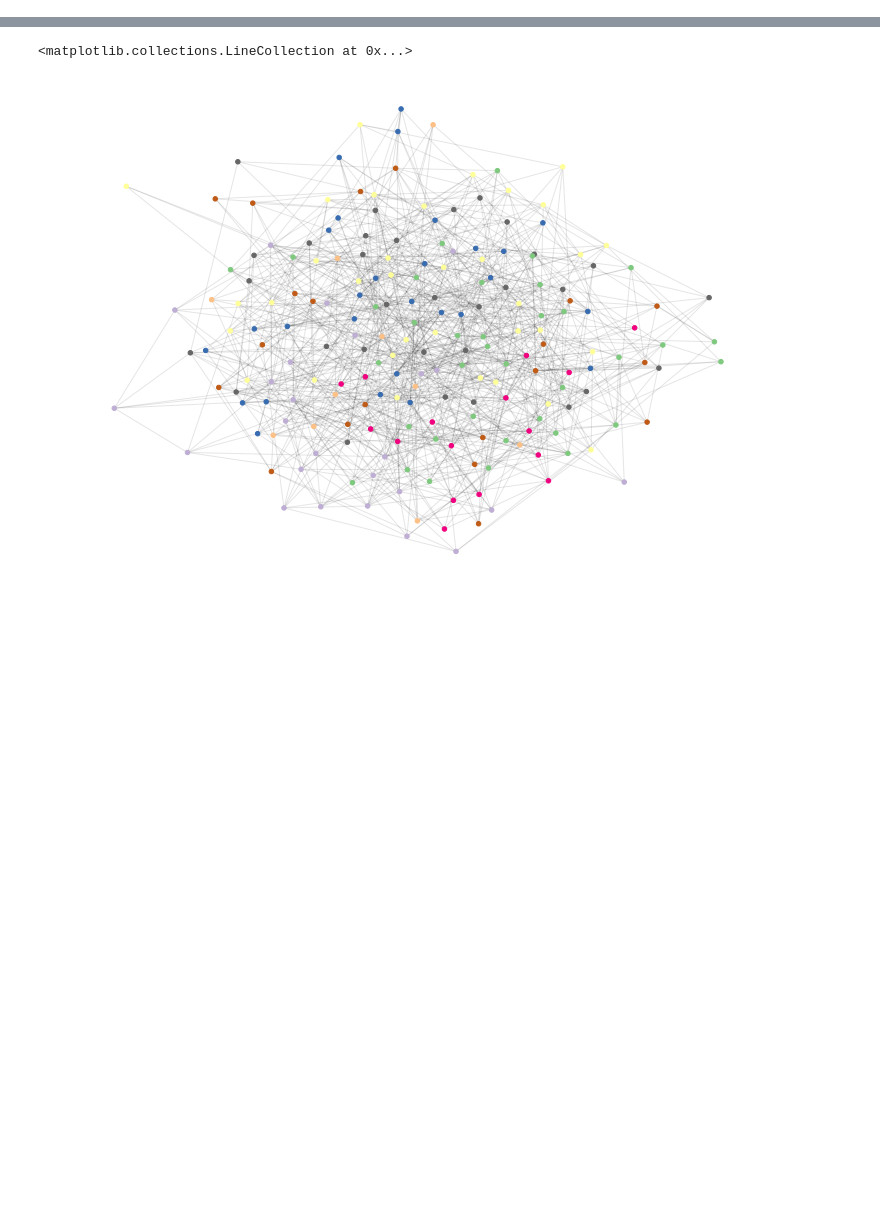
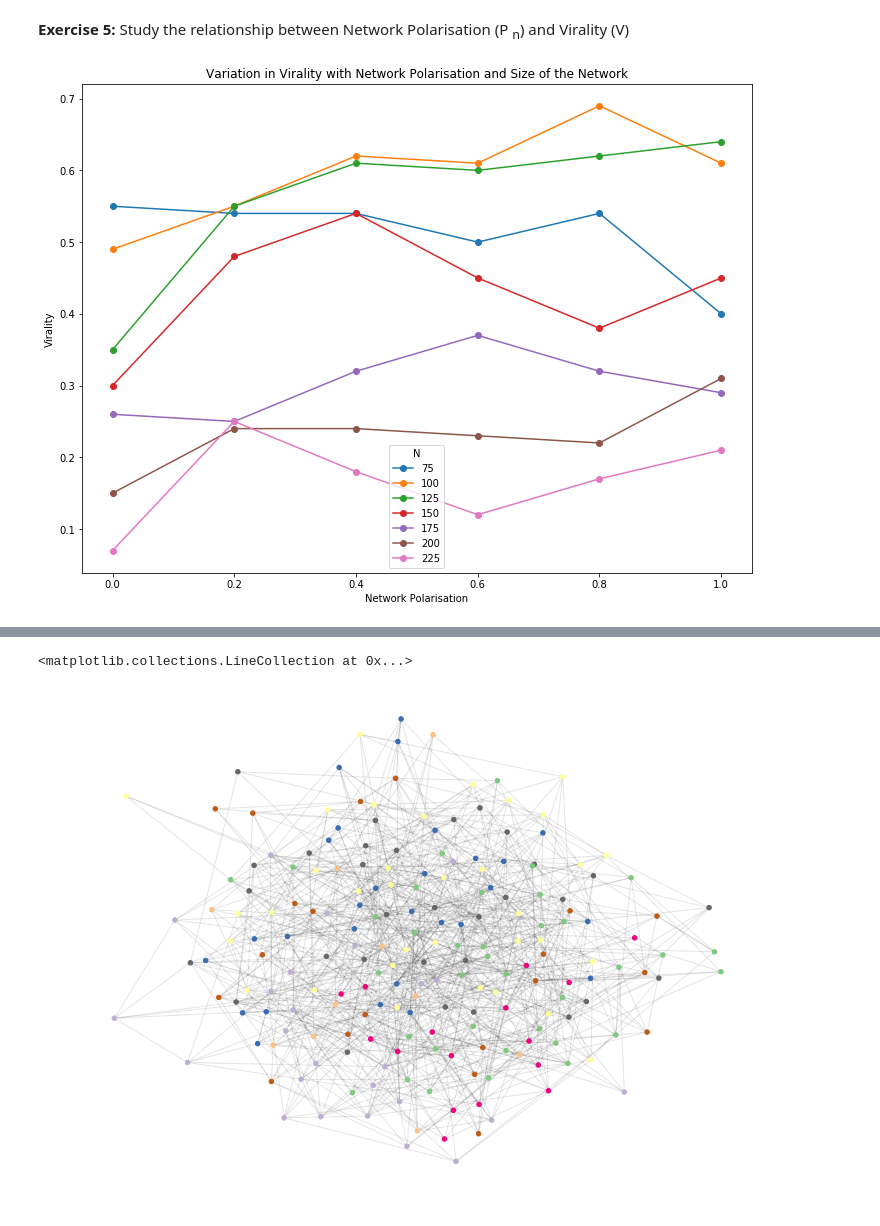
Before and after one commit to asrayousuf/InformationDiffusion, a Jupyter notebook: notebooks/Part-3-EchoChamberEffect.ipynb, the cells around one changed output, grey strips where cells are left out. Drawn from its saved outputs; the diff is of its cells as text; code cells hidden in the pictures; blank space fills up the shorter version.

```diff
--- a/notebooks/Part-3-EchoChamberEffect.ipynb
+++ b/notebooks/Part-3-EchoChamberEffect.ipynb
@@ -124,0 +167,8 @@ for i in range(1):
+# %% [markdown]
+**Exercise 5:** Study the relationship between Network Polarisation (P <sub>n</sub>) and Virality (V)
+# %%
+N_list = range(75, 250, 25)
+nw_polarisation_list = np.linspace(0,1,6)
+threshold_list = np.linspace(0.05,0.35,5)
+opinion_polarisation_list = np.linspace(0.0,0.27,5) #range(0.0, 0.27, 0.03) #[0.0, 0.06, 0.12, 0.18, 0.24]
+niter = 100
@@ -124,0 +177,17 @@ for i in range(1):
+# %%
+opinion_polarisation = 0
+threshold = 0.27
+for N in N_list:
+    virality = []
+    for nwp in nw_polarisation_list:
+        result = model_information_diffusion(nwp, N, opinion_polarisation, threshold, niter)
+        spread = sum(i >= 0.5 for i in result) / niter
+        virality.append(spread)
+    plt.plot(nw_polarisation_list, virality, label=N, marker= 'o')
+plt.legend(title='N')
+plt.xlabel('Network Polarisation')
+plt.ylabel('Virality')
+plt.title('Variation in Virality with Network Polarisation and Size of the Network')
+plt.show()
+# %% [output]
+[figure, added]
```
Also changed, not shown: parts of 27 cells of this notebook.
